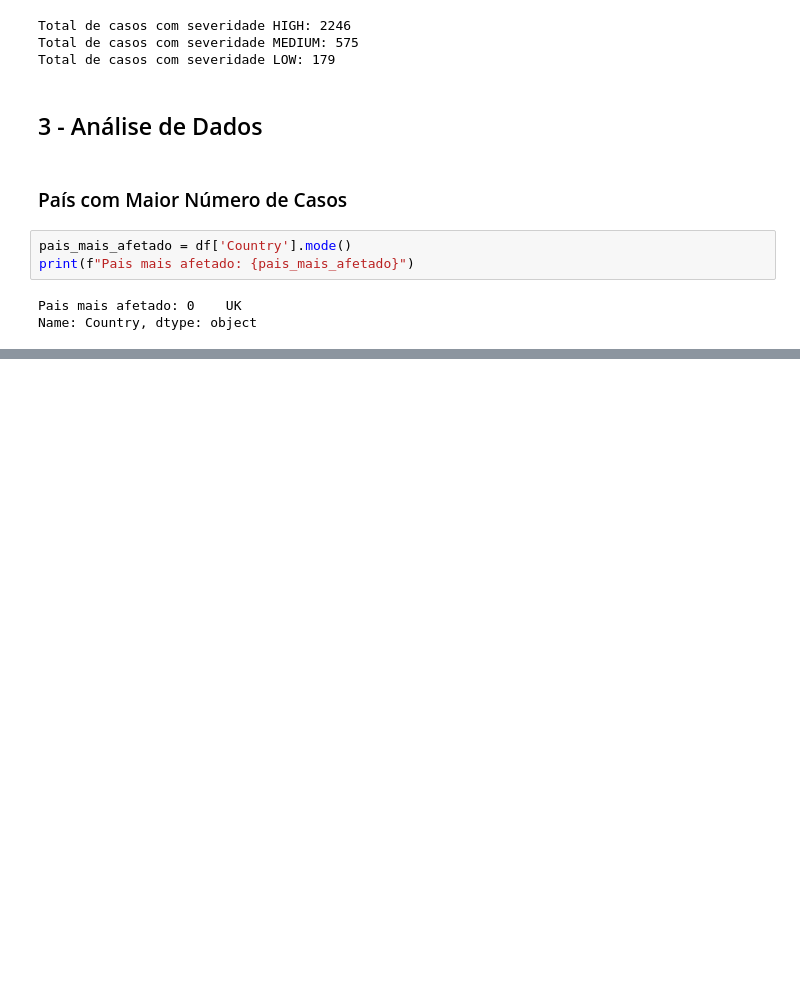
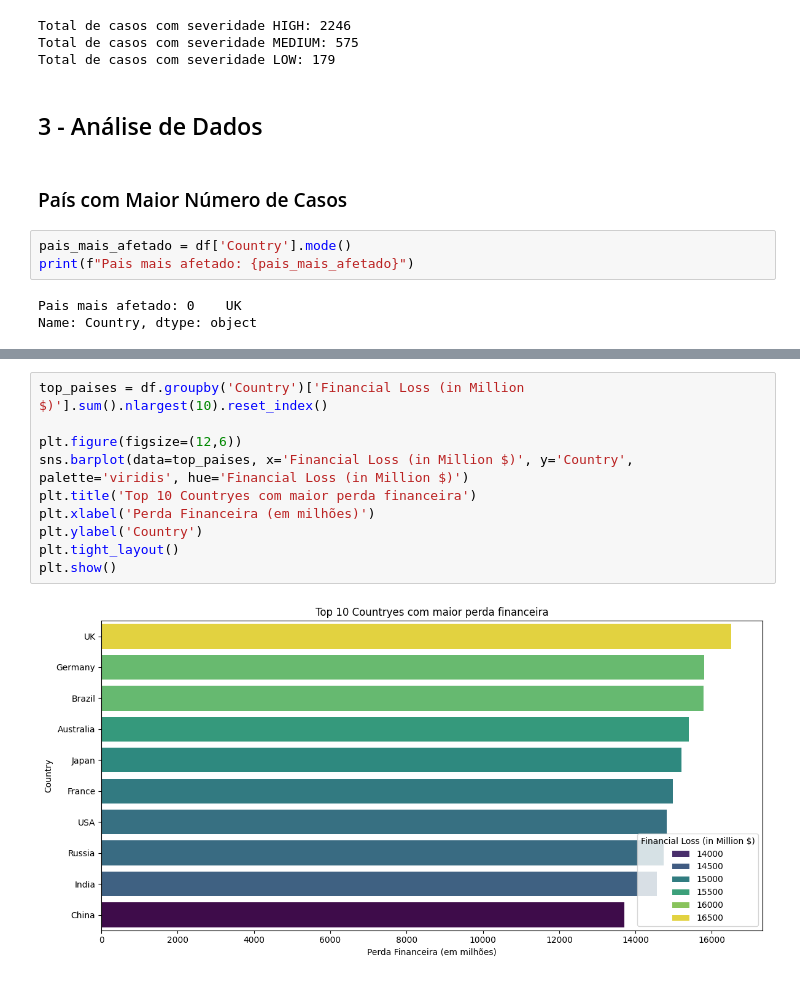
Before and after one commit to jricass/Cybersecurity-Dataframe-Analysis, a Jupyter notebook: analysis.ipynb, the cells around one changed output, grey strips where cells are left out. Drawn from its saved outputs; the diff is of its cells as text; blank space fills up the shorter version.

```diff
--- a/analysis.ipynb
+++ b/analysis.ipynb
@@ -170,0 +223,12 @@ Name: Country, dtype: object
+# %%
+top_paises = df.groupby('Country')['Financial Loss (in Million $)'].sum().nlargest(10).reset_index()
+
+plt.figure(figsize=(12,6))
+sns.barplot(data=top_paises, x='Financial Loss (in Million $)', y='Country', palette='viridis', hue='Financial Loss (in Million $)')
+plt.title('Top 10 Countryes com maior perda financeira')
+plt.xlabel('Perda Financeira (em milhões)')
+plt.ylabel('Country')
+plt.tight_layout()
+plt.show()
+# %% [output]
+[figure, added]
```
Also changed, not shown: parts of 10 cells of this notebook, 3 other files.
